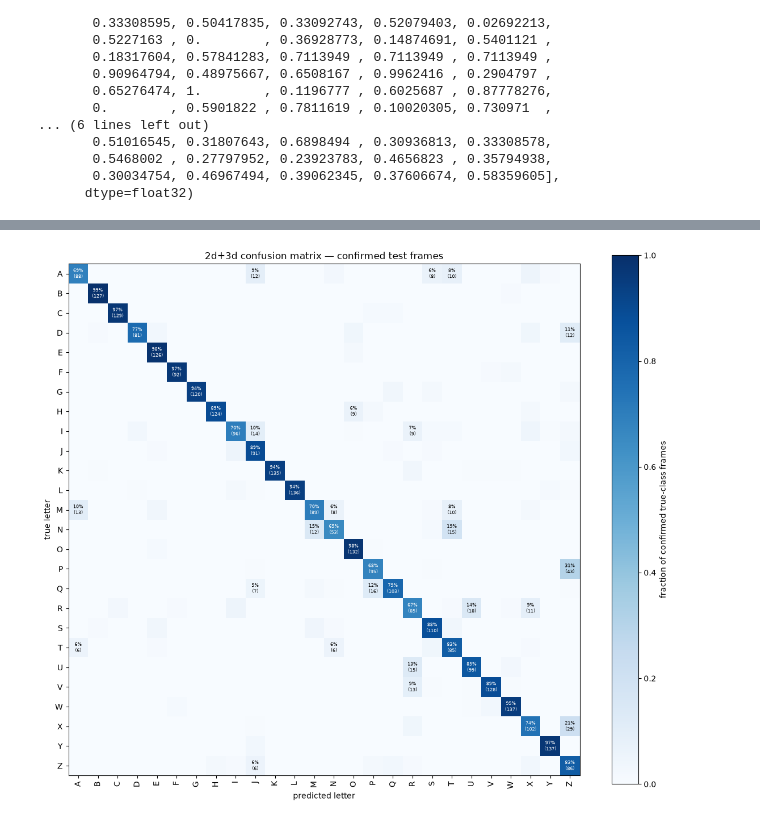
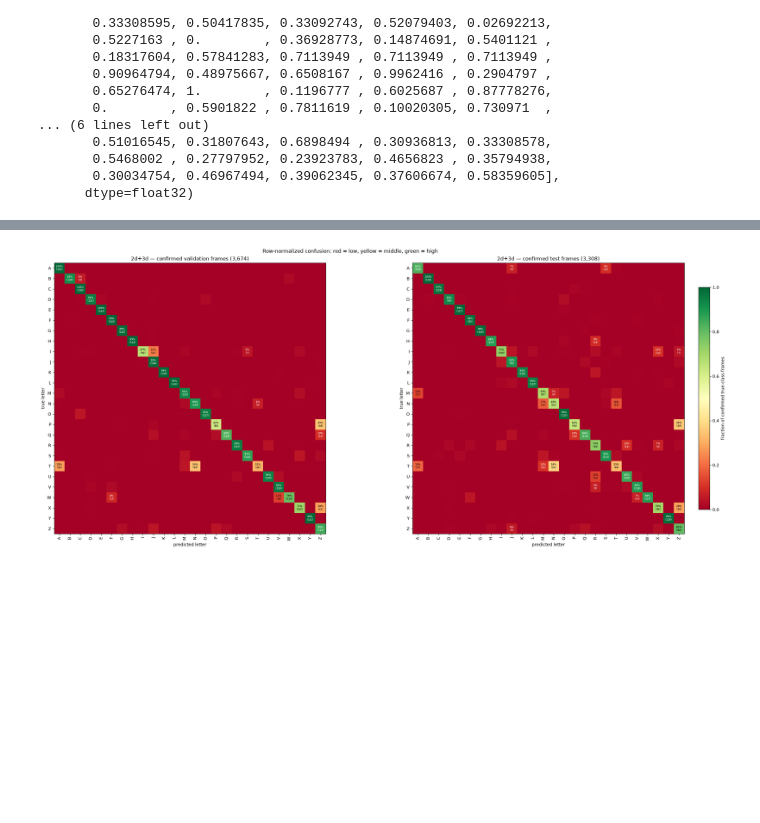
Before and after one commit to PaulMsk141/SIgn-Language-, a Jupyter notebook: experiment_mlp.ipynb, the cells around one changed output, grey strips where cells are left out. Saved outputs shown, nothing was run; the diff lists cells and outputs as text; code cells hidden in the pictures; blank space fills up the shorter version.

```diff
--- a/experiment_mlp.ipynb
+++ b/experiment_mlp.ipynb
@@ -30,8 +49,9 @@ _z = np.load(KEYPOINTS)
 CLASSES = [str(c) for c in _z["classes"]]
 train_presence, train_handed, train_labels, train_deg = (
     _z["train_presence"], _z["train_handed"], _z["train_labels"], _z["train_deg"])
-val_presence, val_handed, val_labels, val_deg = (
-    _z["val_presence"], _z["val_handed"], _z["val_labels"], _z["val_deg"])
+val_presence, val_handed, val_labels, val_deg, val_palm, val_left = (
+    _z["val_presence"], _z["val_handed"], _z["val_labels"], _z["val_deg"],
+    _z["val_palm"], _z["val_left"])
 
 
 def unrotate(split):
@@ -320,10 +349,6 @@ import torch
 import torch.nn as nn
 
 DEVICE = "cuda" if torch.cuda.is_available() else "cpu"
-HIDDEN = (512,256,128)
-DROPOUT = 0.1
-LR = 2e-5
-BATCH_NORM = True
 
 
 def build_mlp(in_dim=IN_DIM, hidden=HIDDEN, n_classes=len(CLASSES),
@@ -377,8 +402,6 @@ import numpy as np
 import torch
 from tqdm.auto import tqdm
 
-BATCH_SIZE = 128
-EPOCHS = 50
 WEIGHTS = Path("weights")
 WEIGHTS.mkdir(exist_ok=True)
 MLP_CKPT = WEIGHTS / f"{FEATURES}_mlp.pt"
@@ -388,8 +411,11 @@ assert model[0].in_features == X_train.shape[1], "model predates the current vec
 
 X_tr = torch.from_numpy(X_train).to(DEVICE)
 y_tr = torch.from_numpy(train_y).to(DEVICE)
-X_va = torch.from_numpy(X_val).to(DEVICE)
-y_va = torch.from_numpy(val_y).to(DEVICE)
+# Model selection uses confirmed validation frames; detector misses are reported
+# separately just like the independent test capture.
+X_va = torch.from_numpy(X_val[val_sure]).to(DEVICE)
+y_va = torch.from_numpy(val_y[val_sure]).to(DEVICE)
+print(f"training rows {len(y_tr):,}; confirmed validation rows {len(y_va):,}")
 
 
 def run_epoch(X, y, train):
@@ -468,14 +495,13 @@ import numpy as np
 import torch
 
 RUNS_DIR = Path("runs")     # one <FEATURES>.npz per mode, read by experiments.ipynb
-PALM_MIN = 0.5              # jazz HandPoseDetector.prefab palmConfidenceThreshold
-PRESENCE_MIN = 0.5          # jazz HandPoseDetector.prefab handPoseConfidenceThreshold
 
 found = test_palm >= PALM_MIN
 sure = found & (test_presence >= PRESENCE_MIN)
 
 model.eval()
 with torch.no_grad():
+    val_pred = model(torch.from_numpy(X_val[val_sure]).to(DEVICE)).argmax(1).cpu().numpy()
     pred = model(torch.from_numpy(X_test).to(DEVICE)).argmax(1).cpu().numpy()
 # A frame no hand was ever found in cannot be answered correctly, whatever the model
 # happens to reply to the filler row standing in for it.
@@ -503,27 +529,47 @@ for h, f, s, name in sorted((hit[test_y == i].mean(), found[test_y == i].mean(),
           f"   of confirmed {h / s if s else np.nan:4.0%}  " + "#" * round(h * 30))
 
 # Classifier confusion only: rejected frames never reached a trustworthy landmark row,
-# so they remain in the coverage numbers above rather than becoming a fake 27th class.
-confusion = np.zeros((len(CLASSES), len(CLASSES)), dtype=int)
-np.add.at(confusion, (test_y[sure], pred[sure]), 1)
-row_total = confusion.sum(axis=1, keepdims=True)
-confusion_rate = np.divide(confusion, row_total, out=np.zeros_like(confusion, dtype=float),
-                           where=row_total > 0)
-fig, ax = plt.subplots(figsize=(12, 10))
-image = ax.imshow(confusion_rate, cmap="Blues", vmin=0, vmax=1)
-ax.set(title=f"{FEATURES} confusion matrix — confirmed test frames",
-       xlabel="predicted letter", ylabel="true letter")
-ax.set_xticks(np.arange(len(CLASSES)))
-ax.set_yticks(np.arange(len(CLASSES)))
-ax.set_xticklabels(CLASSES, rotation=90)
-ax.set_yticklabels(CLASSES)
-for true, predicted in zip(*np.where((confusion_rate >= 0.05) & (confusion > 0))):
-    rate = confusion_rate[true, predicted]
-    ax.text(predicted, true, f"{rate:.0%}\n({confusion[true, predicted]})",
-            ha="center", va="center", fontsize=6,
-            color="white" if rate > 0.5 else "black")
-fig.colorbar(image, ax=ax).set_label("fraction of confirmed true-class frames")
-plt.tight_layout()
+# so they remain in coverage metrics rather than becoming a fake 27th class.
+def normalized_confusion(y_true, y_pred):
+    counts = np.zeros((len(CLASSES), len(CLASSES)), dtype=int)
+    np.add.at(counts, (y_true, y_pred), 1)
+    totals = counts.sum(axis=1, keepdims=True)
+    rates = np.divide(counts, totals, out=np.zeros_like(counts, dtype=float),
+                      where=totals > 0)
+    return counts, rates
+
+
+def draw_confusion(ax, counts, rates, title):
+    image = ax.imshow(rates, cmap="RdYlGn", vmin=0, vmax=1)
+    ax.set(title=title, xlabel="predicted letter", ylabel="true letter")
+    ax.set_xticks(np.arange(len(CLASSES)), CLASSES, rotation=90)
+    ax.set_yticks(np.arange(len(CLASSES)), CLASSES)
+    for true, predicted in zip(*np.where((rates >= 0.05) & (counts > 0))):
+        rate = rates[true, predicted]
+        ax.text(predicted, true, f"{rate:.0%}\n({counts[true, predicted]})",
+                ha="center", va="center", fontsize=5.5,
+                color="white" if rate < 0.12 or rate > 0.82 else "black")
+    return image
+
+
+val_confusion, val_confusion_rate = normalized_confusion(val_y[val_sure], val_pred)
+test_confusion, test_confusion_rate = normalized_confusion(test_y[sure], pred[sure])
+fig, axes = plt.subplots(1, 2, figsize=(25, 10), layout="constrained")
+images = [
+    draw_confusion(
+        axes[0], val_confusion, val_confusion_rate,
+        f"{FEATURES} — confirmed validation frames ({val_sure.sum():,})",
+    ),
+    draw_confusion(
+        axes[1], test_confusion, test_confusion_rate,
+        f"{FEATURES} — confirmed test frames ({sure.sum():,})",
+    ),
+]
+fig.colorbar(images[-1], ax=axes, shrink=0.82, pad=0.02).set_label(
+    "fraction of confirmed true-class frames"
+)
+fig.suptitle("Row-normalized confusion: red = low, yellow = middle, green = high")
+plt.show()
 
 # Everything experiments.ipynb needs to draw this run, one file per feature mode. A
 # frame that never cleared the gates is saved as "-", not as whatever the model said,
@@ -560 +606 @@ saved -> runs/2d+3d.npz
-[figure, old version]
+[figure, new version]
```
Also changed, not shown: parts of 9 cells of this notebook, 2 other files.
